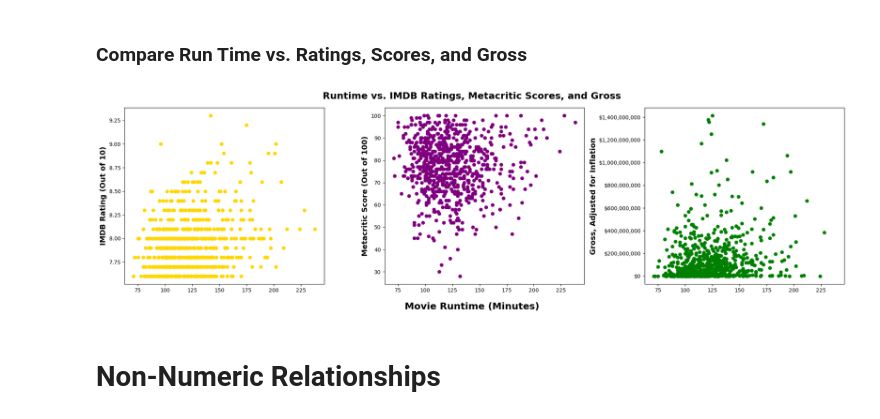
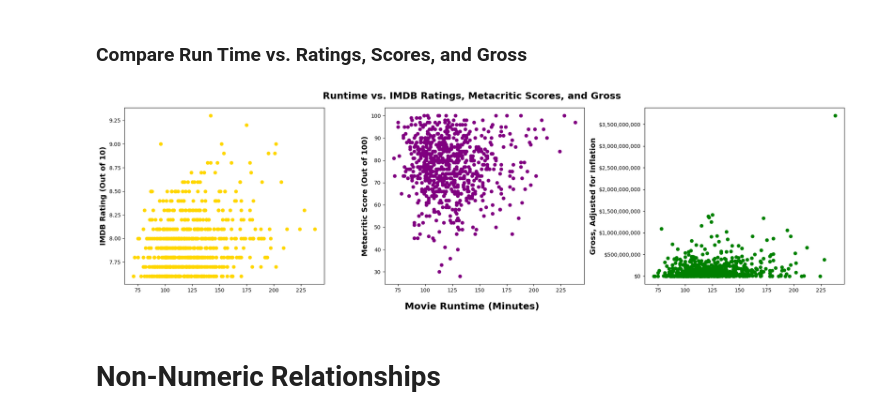
Before and after one commit to spc-kim/midterm_project, a Jupyter notebook: notebook.ipynb, the cells around one changed output. Drawn from its saved outputs; the diff is of its cells as text; code cells hidden in the pictures.

```diff
--- a/notebook.ipynb
+++ b/notebook.ipynb
@@ -365,33 +365,33 @@ year_vs_meta_fig.savefig("img/corr_neg.png", dpi=300, bbox_inches="tight")
 # %%
 # Numeric relations to explore:
 # Runtime vs IMDB Ratings, Meta Score, and Gross
 
 # Runtime vs IMDB ratings
 runtime_fig, (runtime_imdb, runtime_meta, runtime_gross) = plt.subplots(1, 3, figsize=(20, 6), sharex=True)
 runtime_imdb.scatter(numeric_df["Runtime"], numeric_df["IMDB_Rating"], color="gold")
 runtime_imdb.set_ylabel("IMDB Rating (Out of 10)", weight="bold", fontsize=14)
 
 # Runtime vs Metacritic scores
 runtime_meta.scatter(numeric_df["Runtime"], numeric_df["Meta_score"], color="purple")
 runtime_meta.set_ylabel("Metacritic Score (Out of 100)", weight="bold", fontsize=14)
 
 # Runtime vs Gross
-runtime_gross.scatter(temp_df["Runtime"], temp_df["GrossAdjusted"], color="green")
+runtime_gross.scatter(numeric_df["Runtime"], numeric_df["GrossAdjusted"], color="green")
 runtime_gross.ticklabel_format(style="plain")
 runtime_gross.xaxis.set_major_formatter(mticker.StrMethodFormatter("{x:,.0f}"))
 runtime_gross.yaxis.set_major_formatter(mticker.StrMethodFormatter("${x:,.0f}"))
 runtime_gross.set_ylabel("Gross, Adjusted for Inflation", weight="bold", fontsize=14)
 
 # Overall figure configuration
 runtime_fig.suptitle("Runtime vs. IMDB Ratings, Metacritic Scores, and Gross", weight="bold", fontsize=18)
 runtime_fig.supxlabel("Movie Runtime (Minutes)", weight="bold", fontsize=18)
 
 plt.tight_layout()
 plt.show()
 
 runtime_fig.savefig("img/runtime.png", dpi=300, bbox_inches="tight")
 # %% [output]
-[figure, old version]
+[figure, new version]
 # %% [markdown]
 # Non-Numeric Relationships
 # %%
```
Also changed, not shown: parts of 3 cells of this notebook, 5 other files.
